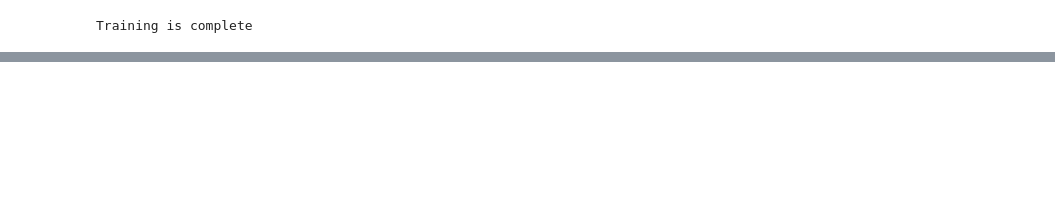
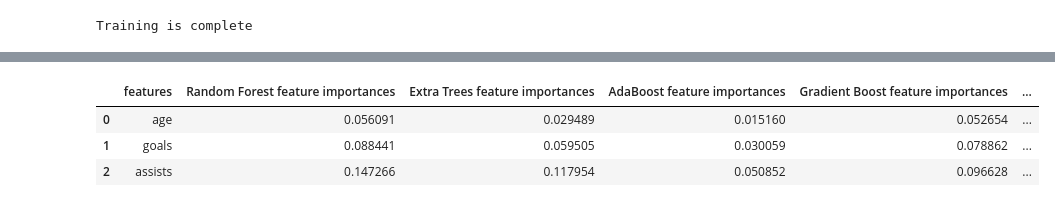
Before and after one commit to dbz10/NHL-Player-Awards, a Jupyter notebook: NHL MVP prediction.ipynb, the cells around one changed output, grey strips where cells are left out. Saved outputs shown, nothing was run; the diff lists cells and outputs as text; code cells hidden in the pictures; blank space fills up the shorter version.

```diff
--- a/NHL MVP prediction.ipynb
+++ b/NHL MVP prediction.ipynb
@@ -505,7 +517,7 @@ print("Training is complete")
 # %% [output]
 Training is complete
 # %%
-rf_feature = rf.feature_importances(x_train,y_train)
-et_feature = et.feature_importances(x_train, y_train)
-ada_feature = ada.feature_importances(x_train, y_train)
-gb_feature = gb.feature_importances(x_train,y_train)
+rf_features = rf.feature_importances(x_train,y_train)
+et_features = et.feature_importances(x_train, y_train)
+ada_features = ada.feature_importances(x_train, y_train)
+gb_features = gb.feature_importances(x_train,y_train)
@@ -540,0 +524,10 @@ NameError: name 'x_dummies' is not defined
+# %%
+cols = train.columns.values
+
+# Create a dataframe with features
+feature_dataframe = pd.DataFrame( {'features': cols,
+     'Random Forest feature importances': rf_features,
+     'Extra Trees  feature importances': et_features,
+      'AdaBoost feature importances': ada_features,
+    'Gradient Boost feature importances': gb_features
+    })
@@ -540,0 +696,9 @@ NameError: name 'x_dummies' is not defined
+# %%
+# Create new column containing the average of values
+feature_dataframe['mean'] = feature_dataframe.mean(axis= 1) # axis = 1 computes the mean row-wise
+feature_dataframe.head(3)
+# %% [output]
+|  | features | Random Forest feature importances | Extra Trees feature importances | AdaBoost feature importances | Gradient Boost feature importances | ... |
+| 0 | age | 0.056091 | 0.029489 | 0.015160 | 0.052654 | ... |
+| 1 | goals | 0.088441 | 0.059505 | 0.030059 | 0.078862 | ... |
+| 2 | assists | 0.147266 | 0.117954 | 0.050852 | 0.096628 | ... |
```
Also changed, not shown: parts of 33 cells of this notebook.
